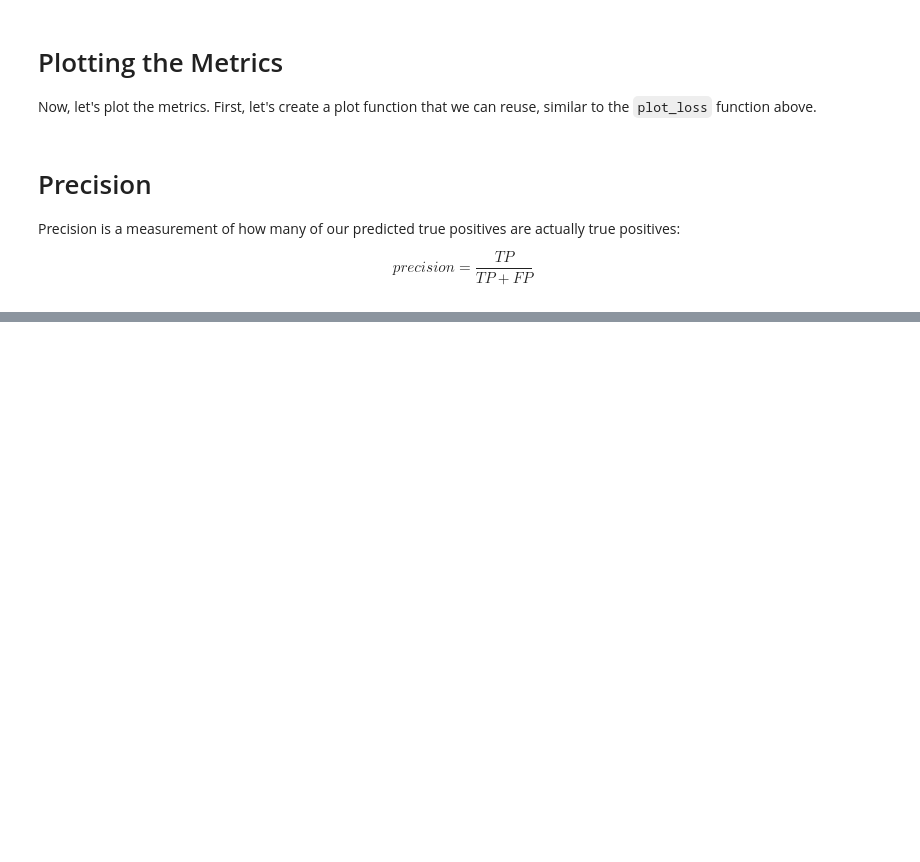
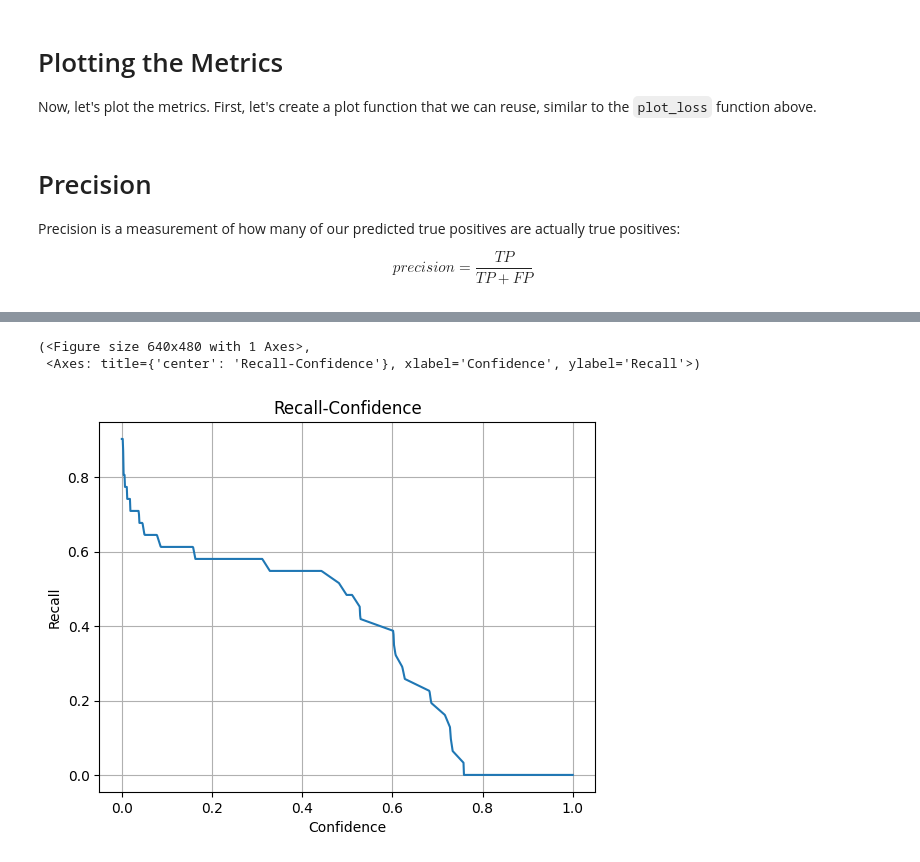
Before and after one commit to aml-2023/final-project, a Jupyter notebook: metrics.ipynb, the cells around one changed output, grey strips where cells are left out. Cells and saved outputs as stored; diff of their text form; code cells hidden in the pictures; blank space fills up the shorter version.

```diff
--- a/metrics.ipynb
+++ b/metrics.ipynb
@@ -205,0 +248,6 @@ plot_metric(metrics.box.p_curve.T, "Confidence", "Precision", "Precision-Confide
+# %%
+plot_metric(np.linspace(0, 1, len(metrics.box.r_curve.T)), metrics.box.r_curve.T, "Confidence", "Recall", "Recall-Confidence")
+# %% [output]
+(<Figure size 640x480 with 1 Axes>,
+ <Axes: title={'center': 'Recall-Confidence'}, xlabel='Confidence', ylabel='Recall'>)
+[figure, added]
```
Also changed, not shown: parts of 13 cells of this notebook.
